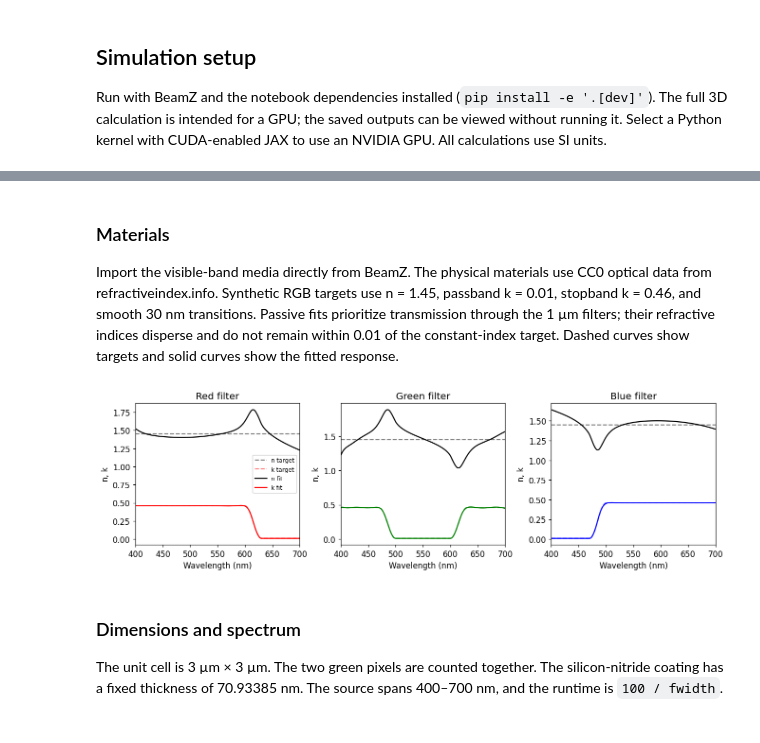
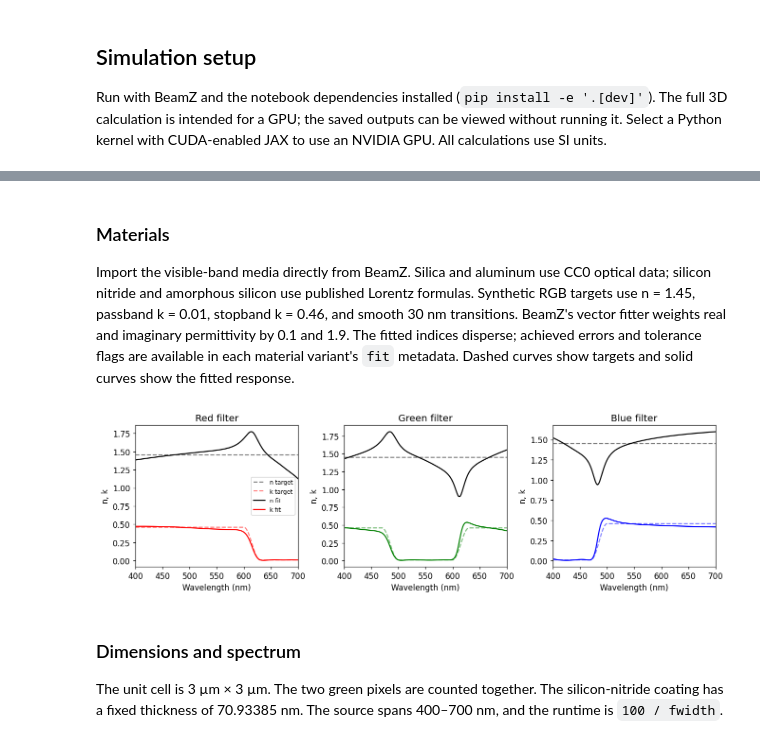
Before and after one commit to EMinsight/beamz, a Jupyter notebook: examples/notebooks/cmos_rgb_sensor.ipynb, the cells around one changed output, grey strips where cells are left out. Saved outputs shown, nothing was run; the diff lists cells and outputs as text; code cells hidden in the pictures.

Commit message:
feat: add independent vector fitting and published optical models

```diff
--- a/examples/notebooks/cmos_rgb_sensor.ipynb
+++ b/examples/notebooks/cmos_rgb_sensor.ipynb
@@ -32,35 +32,35 @@ BeamZ 0.5.2; JAX 0.9.0: [CpuDevice(id=0)]
 # %% [markdown]
 ### Materials
 
-Import the visible-band media directly from BeamZ. The physical materials use CC0 optical data from refractiveindex.info. Synthetic RGB targets use n = 1.45, passband k = 0.01, stopband k = 0.46, and smooth 30 nm transitions. Passive fits prioritize transmission through the 1 µm filters; their refractive indices disperse and do not remain within 0.01 of the constant-index target. Dashed curves show targets and solid curves show the fitted response.
+Import the visible-band media directly from BeamZ. Silica and aluminum use CC0 optical data; silicon nitride and amorphous silicon use published Lorentz formulas. Synthetic RGB targets use n = 1.45, passband k = 0.01, stopband k = 0.46, and smooth 30 nm transitions. BeamZ's vector fitter weights real and imaginary permittivity by 0.1 and 1.9. The fitted indices disperse; achieved errors and tolerance flags are available in each material variant's `fit` metadata. Dashed curves show targets and solid curves show the fitted response.
 # %%
 materials = {
     "air": bz.Material(1.0),
     "silica": material_library["SiO2"]["Malitson1965"],
-    "sin": material_library["SiN"]["Philipp1973"],
-    "silicon": material_library["aSi"]["Pierce1972"],
+    "sin": material_library["SiN"]["Horiba2006"],
+    "silicon": material_library["aSi"]["Horiba2006"],
     "metal": material_library["Al"]["Rakic1995"],
     **{name: material_library["CMOS_RGB"][name] for name in ("red", "green", "blue")},
 }
 
 fig, axes = plt.subplots(1, 3, figsize=(12, 3.5), layout="constrained")
 for ax, channel in zip(axes, ("red", "green", "blue")):
     wavelength, n, k = material_library["CMOS_RGB"].variants[channel].nk_data.T
     fitted = np.sqrt(materials[channel].eps_model(bz.LIGHT_SPEED / wavelength))
     ax.plot(wavelength * 1e9, n, "k--", alpha=0.5, label="n target")
     ax.plot(wavelength * 1e9, k, "--", color=channel, alpha=0.5, label="k target")
     ax.plot(wavelength * 1e9, fitted.real, "k", label="n fit")
     ax.plot(wavelength * 1e9, fitted.imag, color=channel, label="k fit")
     ax.set(
         title=f"{channel.capitalize()} filter",
         xlabel="Wavelength (nm)",
         ylabel="n, k",
         xlim=(400, 700),
     )
 axes[0].legend(fontsize=8)
 plt.show()
 # %% [output]
-[figure, old version]
+[figure, new version]
 # %% [markdown]
 ### Dimensions and spectrum
 
```
Also changed, not shown: parts of 6 cells of this notebook, 16 other files.
